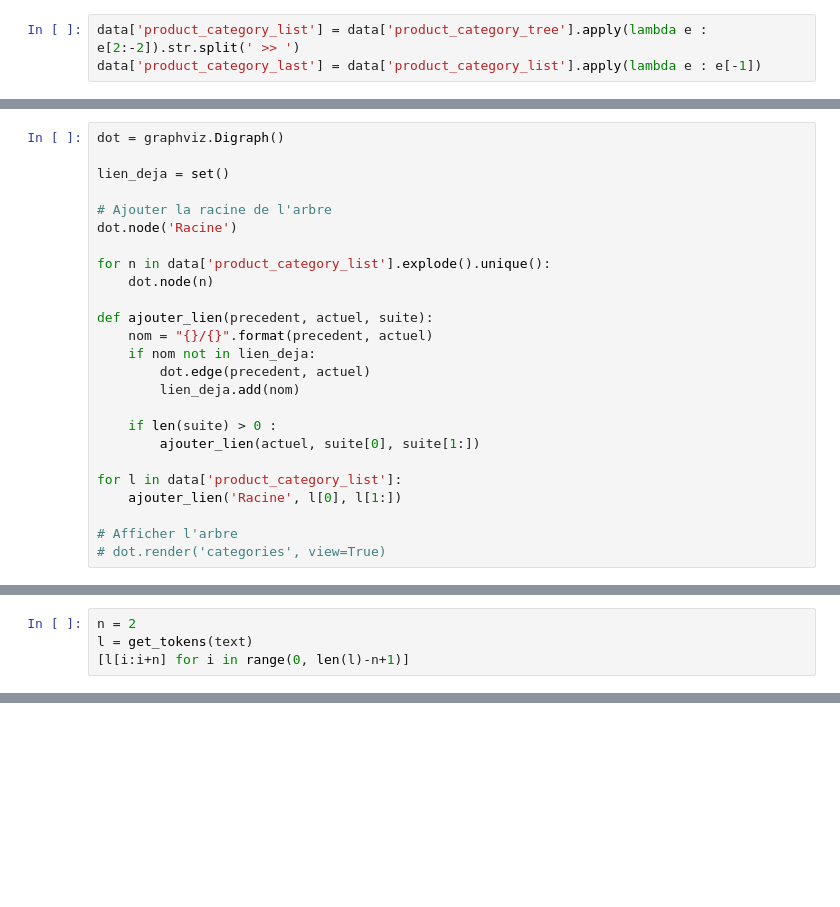
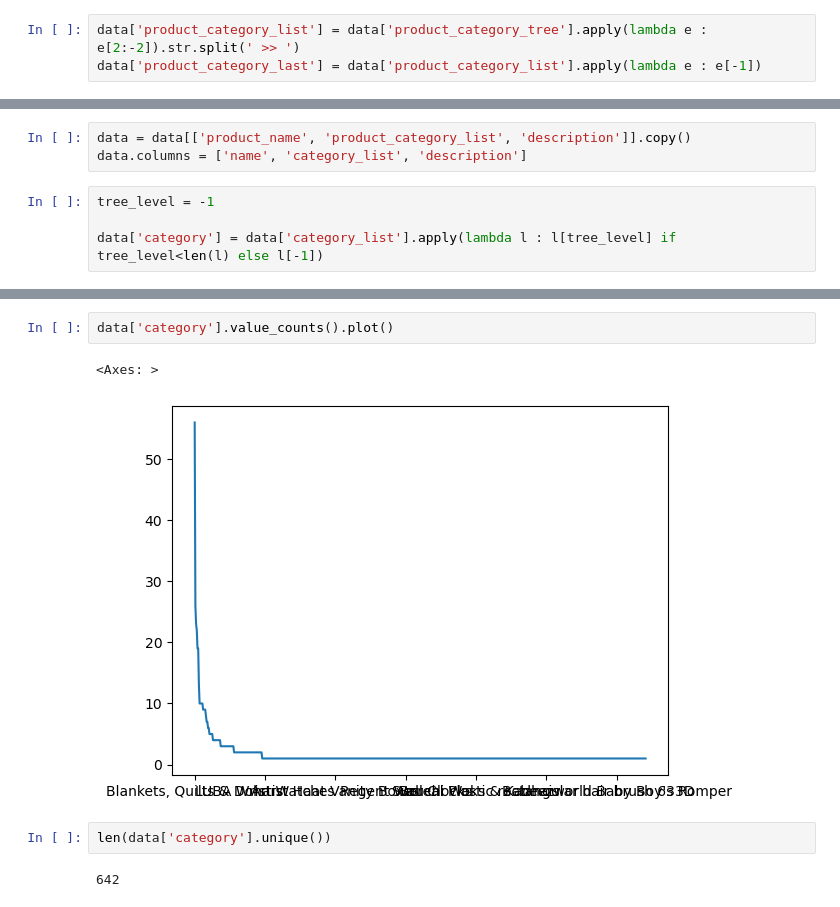
Before and after one commit to CeVague/Projet_6-Classifiez-biens-de-consommation, a Jupyter notebook: 1_texte.ipynb, the cells around one changed output, grey strips where cells are left out. Drawn from its saved outputs; the diff is of its cells as text; blank space fills up the shorter version.

```diff
--- a/1_texte.ipynb
+++ b/1_texte.ipynb
@@ -135,25 +31,0 @@ import graphviz
-# %%
-dot = graphviz.Digraph()
-
-lien_deja = set()
-
-# Ajouter la racine de l'arbre
-dot.node('Racine')
-
-for n in data['product_category_list'].explode().unique():
-    dot.node(n)
-
-def ajouter_lien(precedent, actuel, suite):
-    nom = "{}/{}".format(precedent, actuel)
-    if nom not in lien_deja:
-        dot.edge(precedent, actuel)
-        lien_deja.add(nom)
-
-    if len(suite) > 0 :
-        ajouter_lien(actuel, suite[0], suite[1:])
-
-for l in data['product_category_list']:
-    ajouter_lien('Racine', l[0], l[1:])
-
-# Afficher l'arbre
-# dot.render('categories', view=True)
@@ -219,4 +31,0 @@ print(get_tokens(text))
-# %%
-n = 2
-l = get_tokens(text)
-[l[i:i+n] for i in range(0, len(l)-n+1)]
@@ -380,0 +32,7 @@ print(bow.toarray())
+# %%
+data = data[['product_name', 'product_category_list', 'description']].copy()
+data.columns = ['name', 'category_list', 'description']
+# %%
+tree_level = -1
+
+data['category'] = data['category_list'].apply(lambda l : l[tree_level] if tree_level<len(l) else l[-1])
@@ -380,0 +73,9 @@ print(bow.toarray())
+# %%
+data['category'].value_counts().plot()
+# %% [output]
+<Axes: >
+[figure, added]
+# %%
+len(data['category'].unique())
+# %% [output]
+642
```
Also changed, not shown: parts of 110 cells of this notebook.
